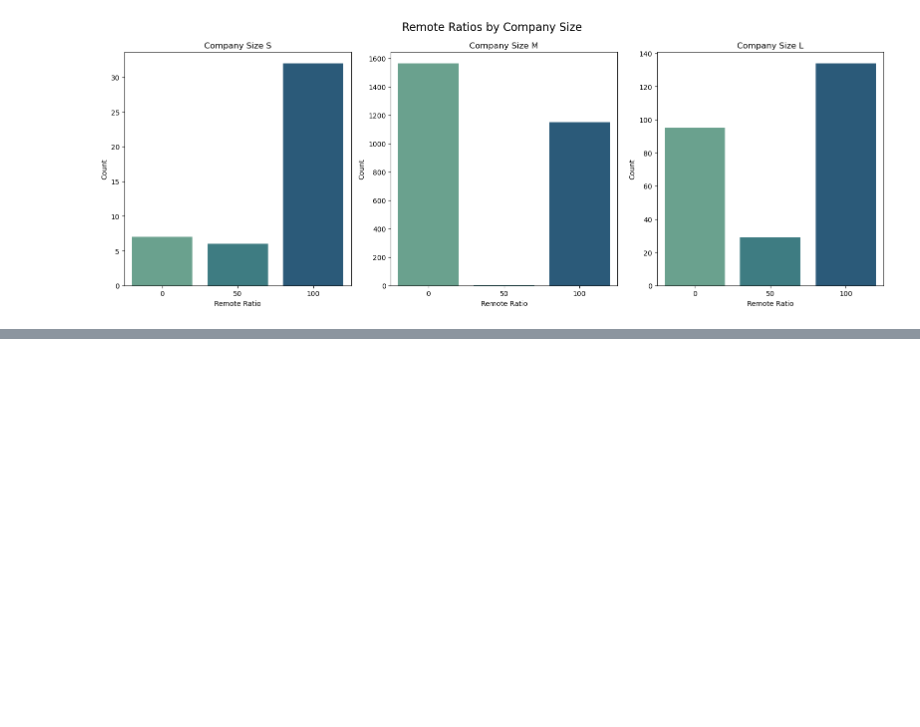
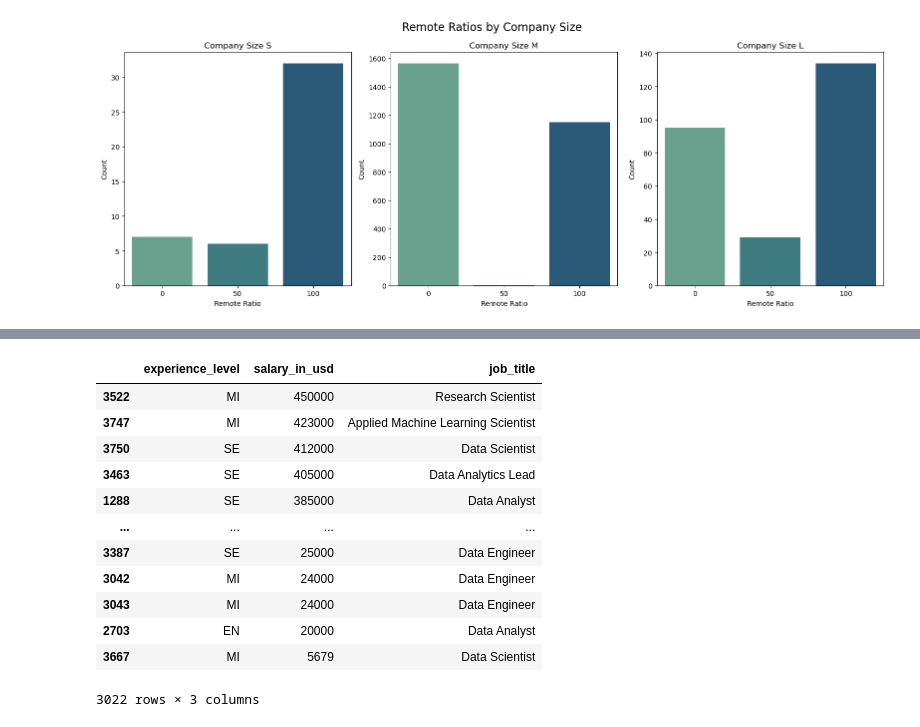
Before and after one commit to joshlynj/ds_salaries, a Jupyter notebook: notebooks/eda.ipynb, the cells around one changed output, grey strips where cells are left out. Cells and saved outputs as stored; diff of their text form; code cells hidden in the pictures; blank space fills up the shorter version.

```diff
--- a/notebooks/eda.ipynb
+++ b/notebooks/eda.ipynb
@@ -427,0 +422,17 @@ for col1 in corr_matrix.columns:
+# %%
+exp_df = us_ft_df[['experience_level',"salary_in_usd","job_title"]].sort_values(by='salary_in_usd', ascending=False)
+display(exp_df)
+# %% [output]
+|  | experience_level | salary_in_usd | job_title |
+| 3522 | MI | 450000 | Research Scientist |
+| 3747 | MI | 423000 | Applied Machine Learning Scientist |
+| 3750 | SE | 412000 | Data Scientist |
+| 3463 | SE | 405000 | Data Analytics Lead |
+| 1288 | SE | 385000 | Data Analyst |
+| ... | ... | ... | ... |
+| 3387 | SE | 25000 | Data Engineer |
+| 3042 | MI | 24000 | Data Engineer |
+| 3043 | MI | 24000 | Data Engineer |
+| 2703 | EN | 20000 | Data Analyst |
+| 3667 | MI | 5679 | Data Scientist |
+3022 rows × 3 columns
```
Also changed, not shown: parts of 4 cells of this notebook.
